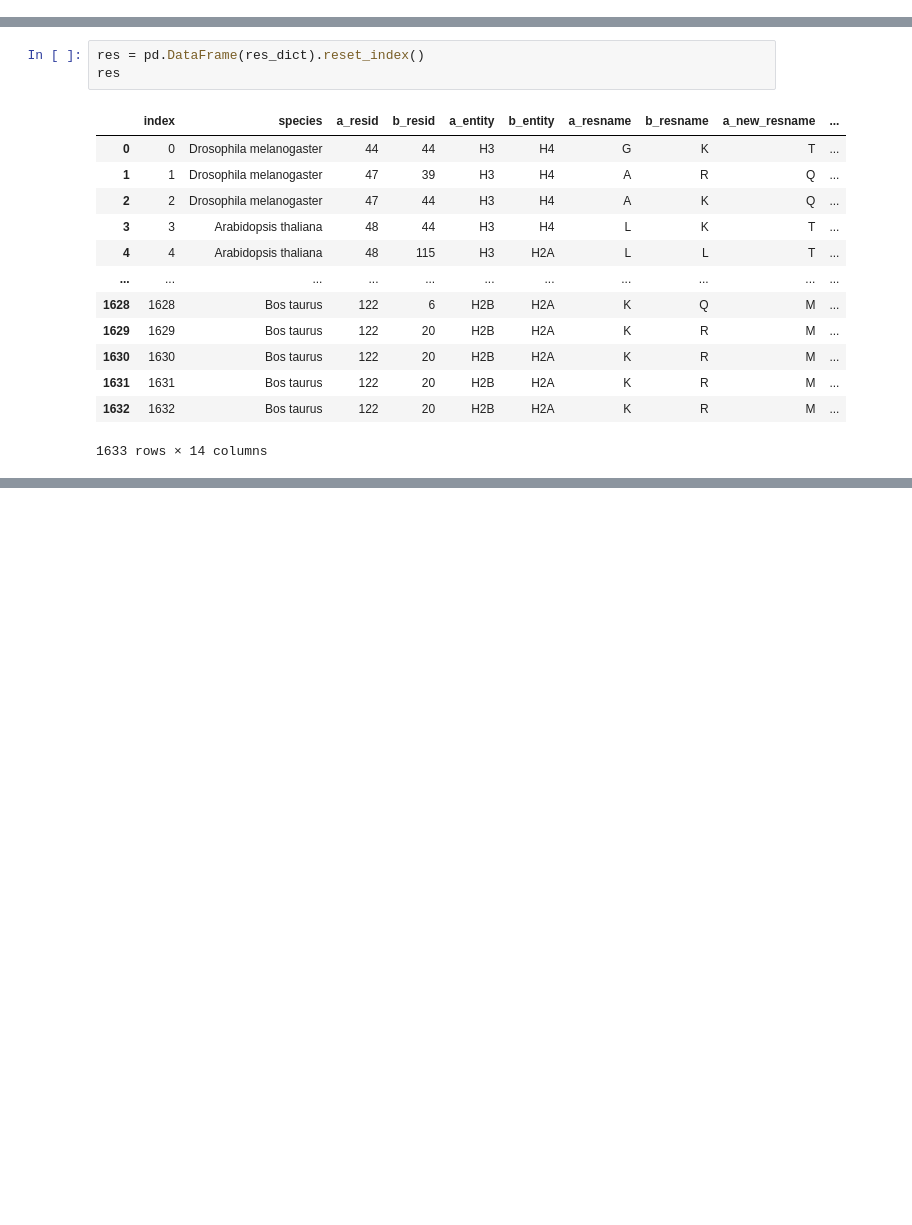
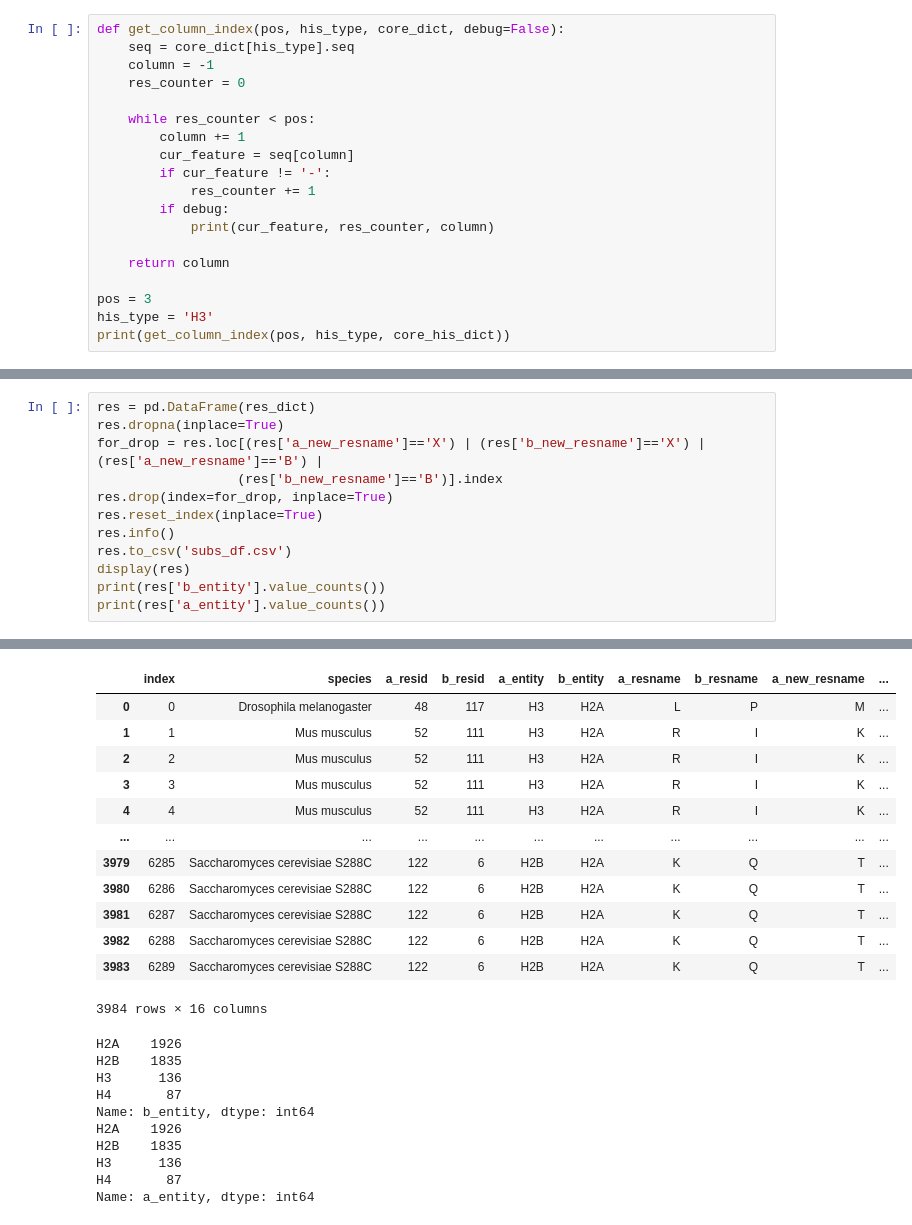
Before and after one commit to d-ryabov-biomsu/bio_practice, a Jupyter notebook: find_coev/find_coev.ipynb, the cells around one changed output, grey strips where cells are left out. Saved outputs shown, nothing was run; the diff lists cells and outputs as text; blank space fills up the shorter version.

```diff
--- a/find_coev/find_coev.ipynb
+++ b/find_coev/find_coev.ipynb
@@ -360,0 +387,19 @@ conts
+# %%
+def get_column_index(pos, his_type, core_dict, debug=False):
+    seq = core_dict[his_type].seq
+    column = -1
+    res_counter = 0
+
+    while res_counter < pos:
+        column += 1
+        cur_feature = seq[column]
+        if cur_feature != '-':
+            res_counter += 1
+        if debug:
+            print(cur_feature, res_counter, column)
+
+    return column
+
+pos = 3
+his_type = 'H3'
+print(get_column_index(pos, his_type, core_his_dict))
@@ -417,17 +452,13 @@ print(t.time() - start)
-# %%
-res = pd.DataFrame(res_dict).reset_index()
-res
-# %% [output]
-|  | index | species | a_resid | b_resid | a_entity | b_entity | a_resname | b_resname | a_new_resname | ... |
-| 0 | 0 | Drosophila melanogaster | 44 | 44 | H3 | H4 | G | K | T | ... |
-| 1 | 1 | Drosophila melanogaster | 47 | 39 | H3 | H4 | A | R | Q | ... |
-| 2 | 2 | Drosophila melanogaster | 47 | 44 | H3 | H4 | A | K | Q | ... |
-| 3 | 3 | Arabidopsis thaliana | 48 | 44 | H3 | H4 | L | K | T | ... |
-| 4 | 4 | Arabidopsis thaliana | 48 | 115 | H3 | H2A | L | L | T | ... |
-| ... | ... | ... | ... | ... | ... | ... | ... | ... | ... | ... |
-| 1628 | 1628 | Bos taurus | 122 | 6 | H2B | H2A | K | Q | M | ... |
-| 1629 | 1629 | Bos taurus | 122 | 20 | H2B | H2A | K | R | M | ... |
-| 1630 | 1630 | Bos taurus | 122 | 20 | H2B | H2A | K | R | M | ... |
-| 1631 | 1631 | Bos taurus | 122 | 20 | H2B | H2A | K | R | M | ... |
-| 1632 | 1632 | Bos taurus | 122 | 20 | H2B | H2A | K | R | M | ... |
-1633 rows × 14 columns
+# %%
+res = pd.DataFrame(res_dict)
+res.dropna(inplace=True)
+for_drop = res.loc[(res['a_new_resname']=='X') | (res['b_new_resname']=='X') | (res['a_new_resname']=='B') |
+                  (res['b_new_resname']=='B')].index
+res.drop(index=for_drop, inplace=True)
+res.reset_index(inplace=True)
+res.info()
+res.to_csv('subs_df.csv')
+display(res)
+print(res['b_entity'].value_counts())
+print(res['a_entity'].value_counts())
+# %% [output]
@@ -433,0 +482,23 @@ res
+|  | index | species | a_resid | b_resid | a_entity | b_entity | a_resname | b_resname | a_new_resname | ... |
+| 0 | 0 | Drosophila melanogaster | 48 | 117 | H3 | H2A | L | P | M | ... |
+| 1 | 1 | Mus musculus | 52 | 111 | H3 | H2A | R | I | K | ... |
+| 2 | 2 | Mus musculus | 52 | 111 | H3 | H2A | R | I | K | ... |
+| 3 | 3 | Mus musculus | 52 | 111 | H3 | H2A | R | I | K | ... |
+| 4 | 4 | Mus musculus | 52 | 111 | H3 | H2A | R | I | K | ... |
+| ... | ... | ... | ... | ... | ... | ... | ... | ... | ... | ... |
+| 3979 | 6285 | Saccharomyces cerevisiae S288C | 122 | 6 | H2B | H2A | K | Q | T | ... |
+| 3980 | 6286 | Saccharomyces cerevisiae S288C | 122 | 6 | H2B | H2A | K | Q | T | ... |
+| 3981 | 6287 | Saccharomyces cerevisiae S288C | 122 | 6 | H2B | H2A | K | Q | T | ... |
+| 3982 | 6288 | Saccharomyces cerevisiae S288C | 122 | 6 | H2B | H2A | K | Q | T | ... |
+| 3983 | 6289 | Saccharomyces cerevisiae S288C | 122 | 6 | H2B | H2A | K | Q | T | ... |
+3984 rows × 16 columns
+H2A    1926
+H2B    1835
+H3      136
+H4       87
+Name: b_entity, dtype: int64
+H2A    1926
+H2B    1835
+H3      136
+H4       87
+Name: a_entity, dtype: int64
```
Also changed, not shown: parts of 17 cells of this notebook.
